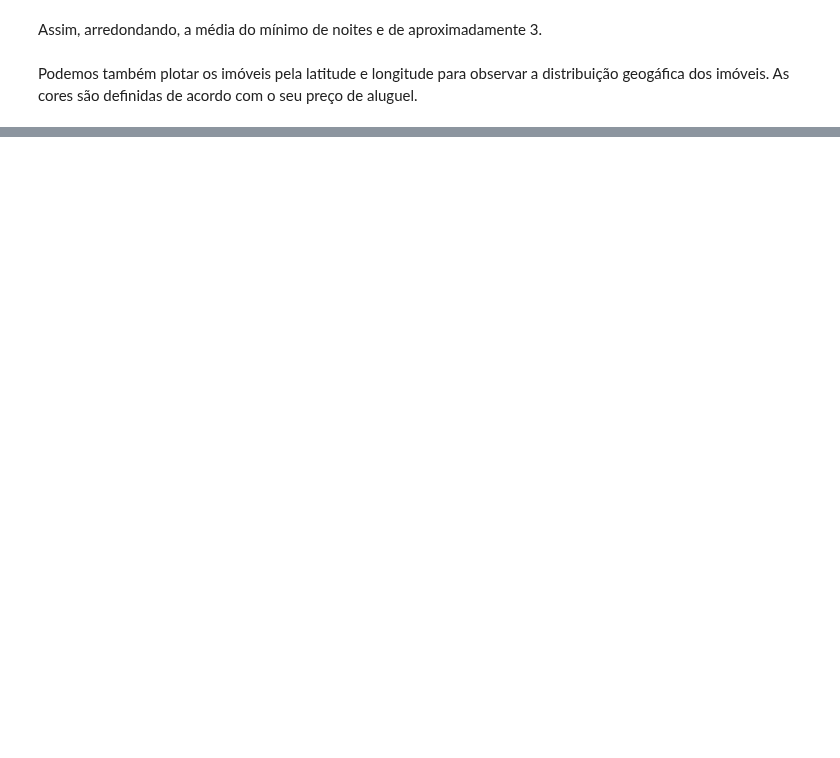
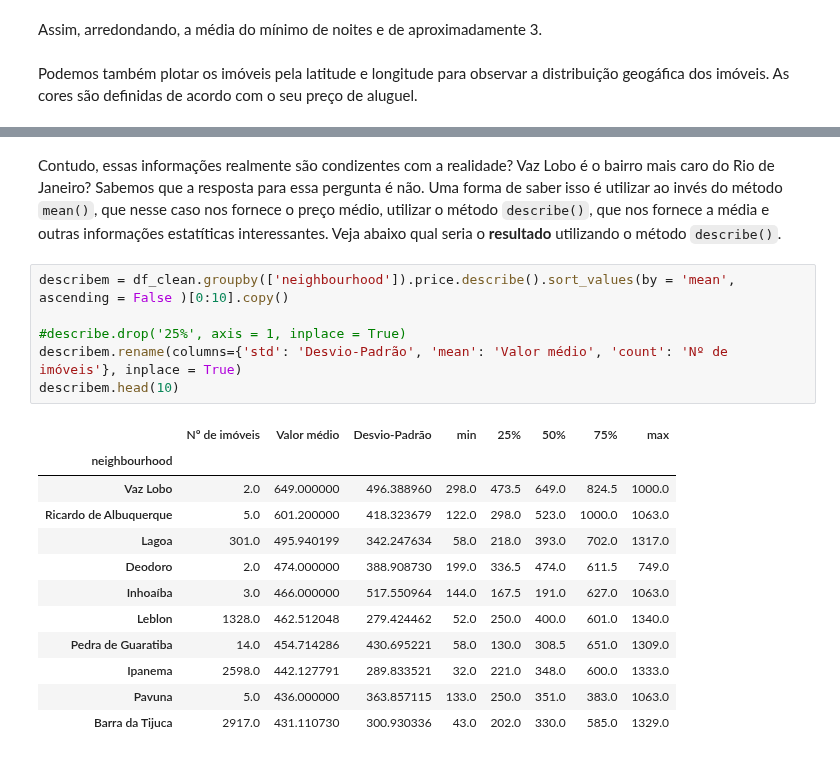
Before and after one commit to eduardocorrearaujo/Projeto---Dados-Airbnb-Rio-de-Janeiro, a Jupyter notebook: Proj_Analisando_os_Dados_do_Airbnb_(Rio_de_Janeiro).ipynb, the cells around one changed output, grey strips where cells are left out. Drawn from its saved outputs; the diff is of its cells as text; blank space fills up the shorter version.

```diff
--- a/Proj_Analisando_os_Dados_do_Airbnb_(Rio_de_Janeiro).ipynb
+++ b/Proj_Analisando_os_Dados_do_Airbnb_(Rio_de_Janeiro).ipynb
@@ -346,0 +368,21 @@ df_clean.plot(kind = "scatter", x = 'longitude', y = 'latitude', alpha = 0.4, c
+# %% [markdown]
+Contudo, essas informações realmente são condizentes com a realidade? Vaz Lobo é o bairro mais caro do Rio de Janeiro? Sabemos que a resposta para essa pergunta é não. Uma forma de saber isso é utilizar ao invés do método `mean()`, que nesse caso nos fornece o preço médio, utilizar o método `describe()`, que nos fornece a média e outras informações estatíticas interessantes. Veja abaixo qual seria o **resultado** utilizando o método `describe()`.
+# %%
+describem = df_clean.groupby(['neighbourhood']).price.describe().sort_values(by = 'mean', ascending = False )[0:10].copy()
+
+#describe.drop('25%', axis = 1, inplace = True)
+describem.rename(columns={'std': 'Desvio-Padrão', 'mean': 'Valor médio', 'count': 'Nº de imóveis'}, inplace = True)
+describem.head(10)
+# %% [output]
+|  | Nº de imóveis | Valor médio | Desvio-Padrão | min | 25% | 50% | 75% | max |
+| neighbourhood |  |  |  |  |  |  |  |  |
+| Vaz Lobo | 2.0 | 649.000000 | 496.388960 | 298.0 | 473.5 | 649.0 | 824.5 | 1000.0 |
+| Ricardo de Albuquerque | 5.0 | 601.200000 | 418.323679 | 122.0 | 298.0 | 523.0 | 1000.0 | 1063.0 |
+| Lagoa | 301.0 | 495.940199 | 342.247634 | 58.0 | 218.0 | 393.0 | 702.0 | 1317.0 |
+| Deodoro | 2.0 | 474.000000 | 388.908730 | 199.0 | 336.5 | 474.0 | 611.5 | 749.0 |
+| Inhoaíba | 3.0 | 466.000000 | 517.550964 | 144.0 | 167.5 | 191.0 | 627.0 | 1063.0 |
+| Leblon | 1328.0 | 462.512048 | 279.424462 | 52.0 | 250.0 | 400.0 | 601.0 | 1340.0 |
+| Pedra de Guaratiba | 14.0 | 454.714286 | 430.695221 | 58.0 | 130.0 | 308.5 | 651.0 | 1309.0 |
+| Ipanema | 2598.0 | 442.127791 | 289.833521 | 32.0 | 221.0 | 348.0 | 600.0 | 1333.0 |
+| Pavuna | 5.0 | 436.000000 | 363.857115 | 133.0 | 250.0 | 351.0 | 383.0 | 1063.0 |
+| Barra da Tijuca | 2917.0 | 431.110730 | 300.930336 | 43.0 | 202.0 | 330.0 | 585.0 | 1329.0 |
```
Also changed, not shown: parts of 14 cells of this notebook.
